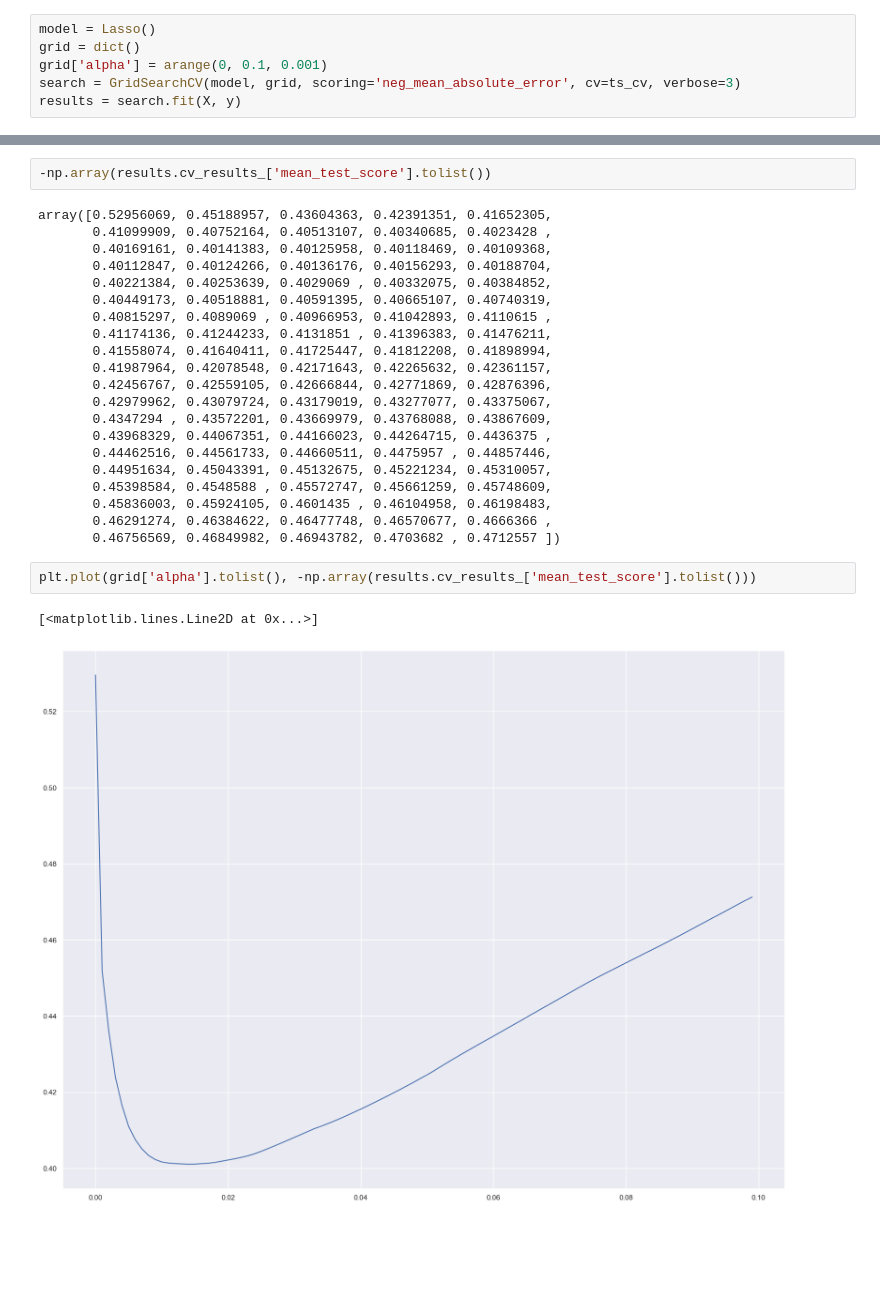
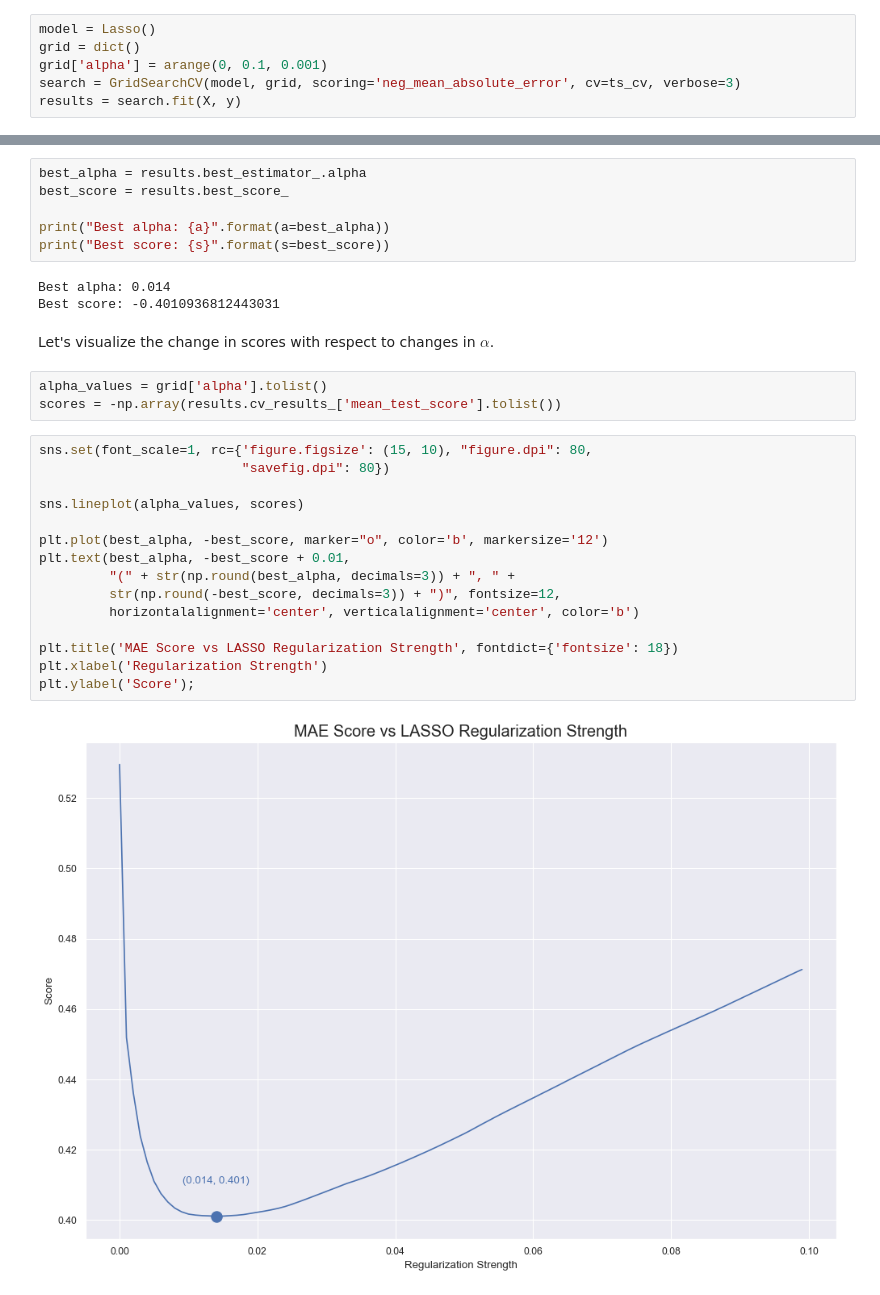
Before and after one commit to gauravkapoor27/LASSO-Feature-Selection, a Jupyter notebook: main.ipynb, the cells around one changed output, grey strips where cells are left out. Saved outputs shown, nothing was run; the diff lists cells and outputs as text; blank space fills up the shorter version.

Commit message:
final results

```diff
--- a/main.ipynb
+++ b/main.ipynb
@@ -216,28 +200,31 @@ grid['alpha'].tolist()
+# %%
+best_alpha = results.best_estimator_.alpha
+best_score = results.best_score_
+
+print("Best alpha: {a}".format(a=best_alpha))
+print("Best score: {s}".format(s=best_score))
+# %% [output]
+Best alpha: 0.014
+Best score: -0.4010936812443031
+# %% [markdown]
+Let's visualize the change in scores with respect to changes in $\alpha$.
 # %%
--np.array(results.cv_results_['mean_test_score'].tolist())
+alpha_values = grid['alpha'].tolist()
+scores = -np.array(results.cv_results_['mean_test_score'].tolist())
-# %% [output]
-array([0.52956069, 0.45188957, 0.43604363, 0.42391351, 0.41652305,
-       0.41099909, 0.40752164, 0.40513107, 0.40340685, 0.4023428 ,
-       0.40169161, 0.40141383, 0.40125958, 0.40118469, 0.40109368,
-       0.40112847, 0.40124266, 0.40136176, 0.40156293, 0.40188704,
-       0.40221384, 0.40253639, 0.4029069 , 0.40332075, 0.40384852,
-       0.40449173, 0.40518881, 0.40591395, 0.40665107, 0.40740319,
-       0.40815297, 0.4089069 , 0.40966953, 0.41042893, 0.4110615 ,
-       0.41174136, 0.41244233, 0.4131851 , 0.41396383, 0.41476211,
-       0.41558074, 0.41640411, 0.41725447, 0.41812208, 0.41898994,
-       0.41987964, 0.42078548, 0.42171643, 0.42265632, 0.42361157,
-       0.42456767, 0.42559105, 0.42666844, 0.42771869, 0.42876396,
-       0.42979962, 0.43079724, 0.43179019, 0.43277077, 0.43375067,
-       0.4347294 , 0.43572201, 0.43669979, 0.43768088, 0.43867609,
-       0.43968329, 0.44067351, 0.44166023, 0.44264715, 0.4436375 ,
-       0.44462516, 0.44561733, 0.44660511, 0.4475957 , 0.44857446,
-       0.44951634, 0.45043391, 0.45132675, 0.45221234, 0.45310057,
-       0.45398584, 0.4548588 , 0.45572747, 0.45661259, 0.45748609,
-       0.45836003, 0.45924105, 0.4601435 , 0.46104958, 0.46198483,
-       0.46291274, 0.46384622, 0.46477748, 0.46570677, 0.4666366 ,
-       0.46756569, 0.46849982, 0.46943782, 0.4703682 , 0.4712557 ])
-# %%
-plt.plot(grid['alpha'].tolist(), -np.array(results.cv_results_['mean_test_score'].tolist()))
-# %% [output]
-[<matplotlib.lines.Line2D at 0x...>]
-[figure, removed]
+# %%
+sns.set(font_scale=1, rc={'figure.figsize': (15, 10), "figure.dpi": 80,
+                          "savefig.dpi": 80})
+
+sns.lineplot(alpha_values, scores)
+
+plt.plot(best_alpha, -best_score, marker="o", color='b', markersize='12')
+plt.text(best_alpha, -best_score + 0.01,
+         "(" + str(np.round(best_alpha, decimals=3)) + ", " +
+         str(np.round(-best_score, decimals=3)) + ")", fontsize=12,
+         horizontalalignment='center', verticalalignment='center', color='b')
+
+plt.title('MAE Score vs LASSO Regularization Strength', fontdict={'fontsize': 18})
+plt.xlabel('Regularization Strength')
+plt.ylabel('Score');
+# %% [output]
+[figure, added]
```
Also changed, not shown: parts of 21 cells of this notebook, 1 other file.
